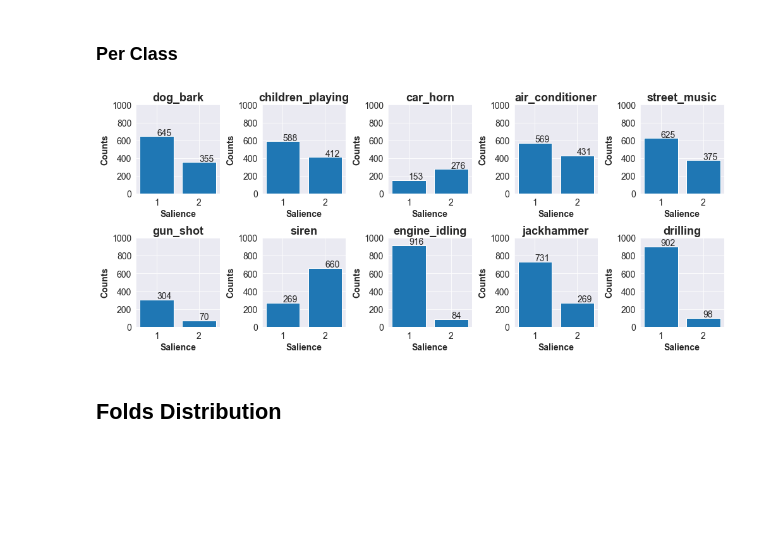
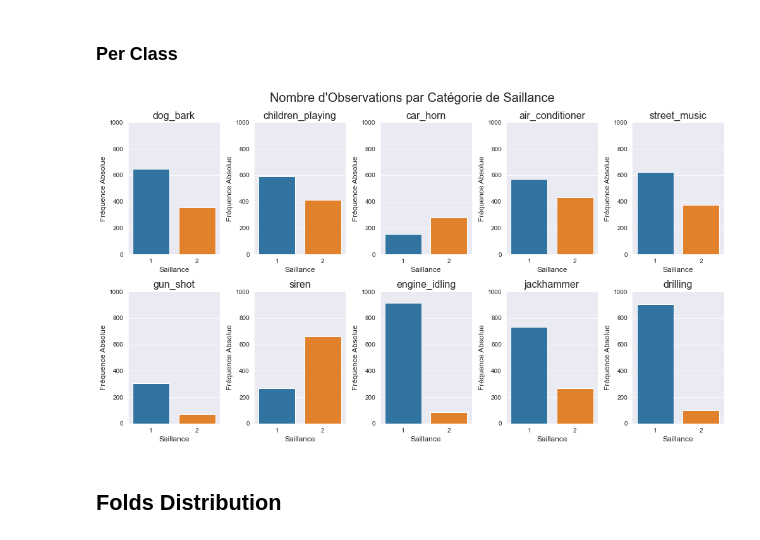
Before and after one commit to Antoine101/UrbanSound8K, a Jupyter notebook: Dataset Exploration.ipynb, the cells around one changed output. Drawn from its saved outputs; the diff is of its cells as text; code cells hidden in the pictures; blank space fills up the shorter version.

```diff
--- a/Dataset Exploration.ipynb
+++ b/Dataset Exploration.ipynb
@@ -68,0 +100,12 @@ plt.show()
+# %%
+fig, ax = plt.subplots(figsize=(10,6))
+sns.countplot(x="salience", data=metadata, ax=ax)
+#ax.set_title("Salience Counts", fontsize=20)
+#ax.set_xlabel("Salience", fontsize=14)
+#ax.set_ylabel("Counts", fontsize=14)
+ax.set_title("Nombre d'Observations par Catégorie de Saillance", fontsize=20)
+ax.set_xlabel("Saillance (1: Premier plan, 2: Bruit de fond)", fontsize=14)
+ax.set_ylabel("Fréquence Absolue", fontsize=14)
+ax.set_ylim([0, 6000])
+plt.savefig("figures/UrbanSound8K - Nombre d'Observations par Catégorie de Saillance", bbox_inches="tight")
+plt.show()
@@ -71,45 +116,31 @@ plt.show()
 # %%
 # Set subplot figure parameters
 n_cols = 5
 n_rows = math.ceil(len(metadata["class"].unique())/n_cols) # Compute the number of rows based on the number of labels and columns
-p_count = 1
 
-fig = plt.figure(figsize=(14,6))
+fig, axes = plt.subplots(nrows=n_rows, ncols=n_cols, figsize=(14,8))
+axes = axes.flatten()
 
 # For each unique class
-for unique_class in metadata["class"].unique():
-    # Filter the metadata based on the label
+for index, unique_class in enumerate(metadata["class"].unique()):
+    # Filter the metadata based on the class
     filtered_metadata = metadata[metadata["class"]==unique_class]
-    # Initialize a dictionnary to count the number events for each salience score
-    salience_dict = {1:0, 2:0}
-    # For each row of the filtered metadata
-    for index, row in filtered_metadata.iterrows():
-        # Get the salience score
-        salience_score = row[4]
-        # Populate the dictionnary
-        if salience_score not in salience_dict:
-            salience_dict[salience_score] = 1
-        else:
-            salience_dict[salience_score] += 1
-    plt.subplot(n_rows, n_cols, p_count)
-    # Plot a bar graph with all salience scores on the x axis
-    plt.bar(range(len(salience_dict)), list(salience_dict.values()), align='center')
-    plt.ylim([0, 1000])
-    # Write the counts on each bar
-    for salience in salience_dict.keys():
-        plt.text(salience-1, (filtered_metadata['salience'] == salience).sum()+10, str((filtered_metadata['salience'] == salience).sum()), fontsize=14)
-    # Write the ticks on the x axis
-    plt.xticks(range(len(salience_dict)), list(salience_dict.keys()), fontsize=14)
-    plt.yticks(fontsize=14)
-    plt.title(f"{unique_class}", fontweight="bold", fontsize=18)
-    plt.xlabel("Salience", fontweight="bold", fontsize=14)
-    plt.ylabel("Counts", fontweight="bold", fontsize=14)
-    p_count += 1
+    ax = axes[index]
+    sns.countplot(x="salience", data=filtered_metadata, ax=ax)
+    ax.set_title(f"{unique_class}", fontsize=16)
+    #ax.set_xlabel("Salience", fontweight="bold", fontsize=14)
+    #ax.set_ylabel("Counts", fontweight="bold", fontsize=14)
+    ax.set_xlabel("Saillance", fontsize=12)
+    ax.set_ylabel("Fréquence Absolue", fontsize=12)
+    ax.set_ylim([0, 1000])
 
+#plt.suptitle("Salience Counts", fontsize=20)
+plt.suptitle("Nombre d'Observations par Catégorie de Saillance", fontsize=20)
 plt.tight_layout()
+plt.savefig("figures/UrbanSound8K - Nombre d'Observations par Catégorie de Saillance par Classe", bbox_inches="tight")
 plt.show()
 # %% [output]
-[figure, old version]
+[figure, new version]
 # %% [markdown]
 ## Folds Distribution
 # %%
```
Also changed, not shown: parts of 7 cells of this notebook.
